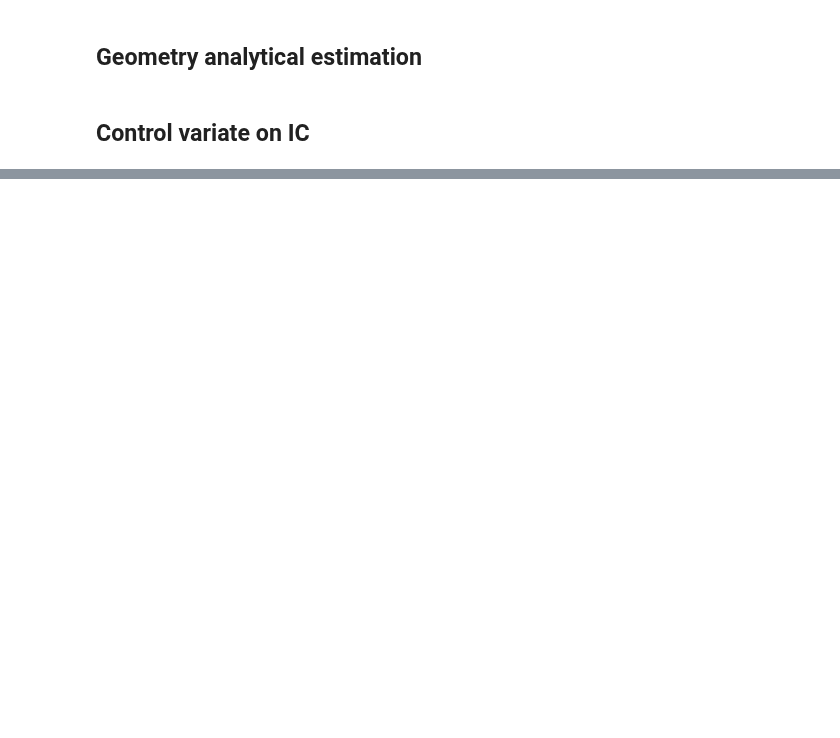
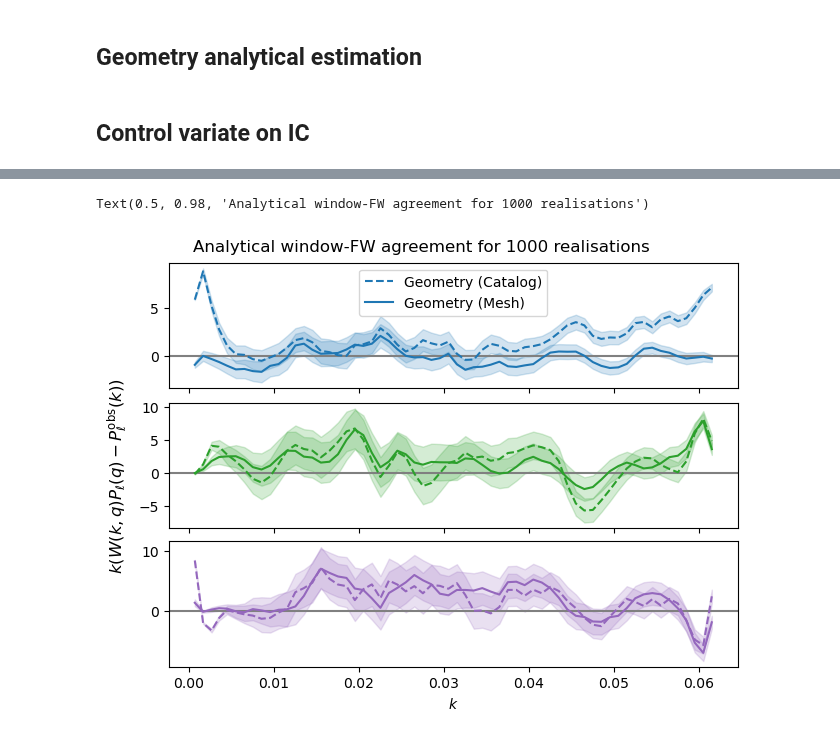
Before and after one commit to domichbt/DESI_forward_window, a Jupyter notebook: notebooks/example_window.ipynb, the cells around one changed output, grey strips where cells are left out. Saved outputs shown, nothing was run; the diff lists cells and outputs as text; code cells hidden in the pictures; blank space fills up the shorter version.

```diff
--- a/notebooks/example_window.ipynb
+++ b/notebooks/example_window.ipynb
@@ -223,0 +265,46 @@ fig.savefig(f"data_size_{data_size}_seed_42.pdf")
+# %%
+forward_model_mesh = jax.jit(
+    partial(
+        mock_survey_mesh,
+        theory=theory,
+        los=LOS,
+        unitary_amplitude=UNITARY_AMPLITUDE,
+        binner=binner,
+        ric=False,
+    ),
+)
+# left: seed, data, randoms_mesh, get_AIC_weights, get_RIC_weights
+# %%
+pks_geo_mesh = [
+    forward_model_mesh(seed=jax.random.key(seed), selection=data.sum()/randoms.sum() * randoms_mesh, norm=fkp_norm)
+    for seed in tqdm(range(nreal_fw))
+]
+# %%
+pks_geo_mesh_mean = mean(pks_geo_mesh)
+pks_geo_mesh_cov = cov(pks_geo_mesh)
+# %%
+fig, lax = plt.subplots(3, 1, layout="constrained", sharex=True)
+
+for ell in [0, 2, 4]:
+    lax[ell//2].axhline(0, color="gray")
+    color = f"C{ell}"
+    pole_theo_geo = window_geo.dot(theory, return_type=None, zpt=False).get(ell)
+
+    pole_geo = pks_geo_mean.get(ell)
+    std_geo = pks_geo_cov.at.observable.get(ell).std().real / jnp.sqrt(1000)
+    lax[ell//2].plot(pole_theo_geo.coords('k'), pole_theo_geo.coords('k') * (pole_theo_geo.value() - pole_geo.value()), color=color, ls='--', label="Geometry (Catalog)")
+    lax[ell//2].fill_between(pole_theo_geo.coords('k'), pole_theo_geo.coords('k') * (pole_theo_geo.value() - pole_geo.value() - std_geo), pole_theo_geo.coords('k') * (pole_theo_geo.value() - pole_geo.value() + std_geo), color=color, alpha=0.2)
+
+    pole_geo = pks_geo_mesh_mean.get(ell)
+    std_geo = pks_geo_mesh_cov.at.observable.get(ell).std().real / jnp.sqrt(1000)
+    lax[ell//2].plot(pole_theo_geo.coords('k'), pole_theo_geo.coords('k') * (pole_theo_geo.value() - pole_geo.value()), color=color, ls='-', label="Geometry (Mesh)")
+    lax[ell//2].fill_between(pole_theo_geo.coords('k'), pole_theo_geo.coords('k') * (pole_theo_geo.value() - pole_geo.value() - std_geo), pole_theo_geo.coords('k') * (pole_theo_geo.value() - pole_geo.value() + std_geo), color=color, alpha=0.2)
+
+
+lax[0].legend()
+plt.xlabel("$k$")
+fig.supylabel(r"$k(W(k, q)P_\ell(q) - P_\ell^\mathrm{obs}(k))$")
+fig.suptitle(f"Analytical window-FW agreement for {nreal_fw} realisations")
+# %% [output]
+Text(0.5, 0.98, 'Analytical window-FW agreement for 1000 realisations')
+[figure, added]
```
Also changed, not shown: parts of 11 cells of this notebook, 3 other files.
